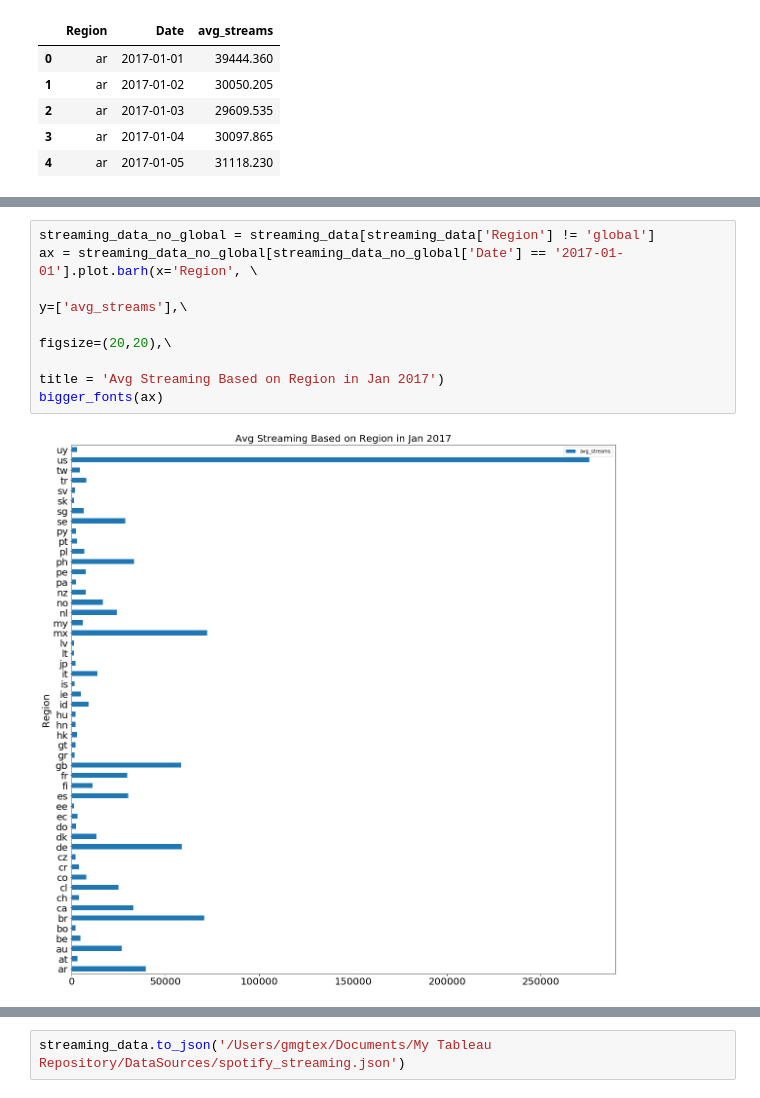
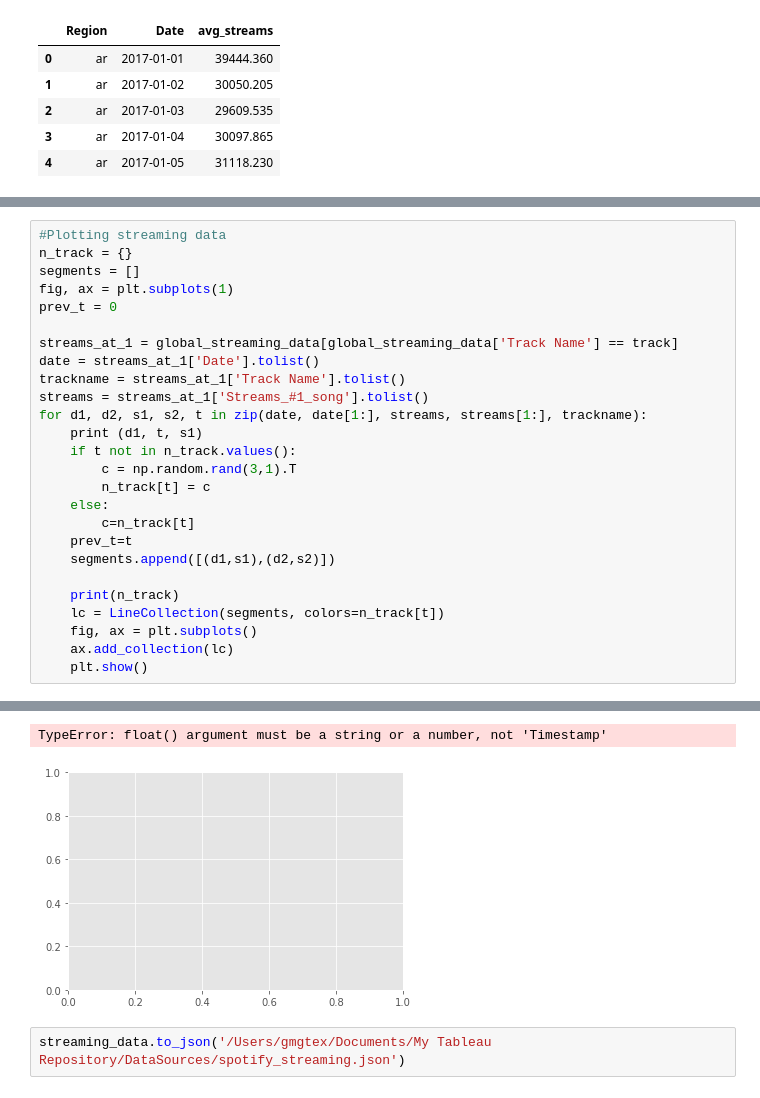
Before and after one commit to maxgrossenbacher/Forecasting_daily_spotify_streams, a Jupyter notebook: src/Spotify_Time_Series.ipynb, the cells around one changed output, grey strips where cells are left out. Drawn from its saved outputs; the diff is of its cells as text.

```diff
--- a/src/Spotify_Time_Series.ipynb
+++ b/src/Spotify_Time_Series.ipynb
@@ -182,9 +253,27 @@ dow
-# %%
-streaming_data_no_global = streaming_data[streaming_data['Region'] != 'global']
-ax = streaming_data_no_global[streaming_data_no_global['Date'] == '2017-01-01'].plot.barh(x='Region', \
-                                                                                          y=['avg_streams'],\
-                                                                                        figsize=(20,20),\
-                                                                                         title = 'Avg Streaming Based on Region in Jan 2017')
-bigger_fonts(ax)
-# %% [output]
-[figure, removed]
+# %%
+#Plotting streaming data
+n_track = {}
+segments = []
+fig, ax = plt.subplots(1)
+prev_t = 0
+
+streams_at_1 = global_streaming_data[global_streaming_data['Track Name'] == track]
+date = streams_at_1['Date'].tolist()
+trackname = streams_at_1['Track Name'].tolist()
+streams = streams_at_1['Streams_#1_song'].tolist()
+for d1, d2, s1, s2, t in zip(date, date[1:], streams, streams[1:], trackname):
+    print (d1, t, s1)
+    if t not in n_track.values():
+        c = np.random.rand(3,1).T
+        n_track[t] = c
+    else:
+        c=n_track[t]
+    prev_t=t
+    segments.append([(d1,s1),(d2,s2)])
+
+    print(n_track)
+    lc = LineCollection(segments, colors=n_track[t])
+    fig, ax = plt.subplots()
+    ax.add_collection(lc)
+    plt.show()
+# %% [output]
@@ -191,2 +282,4 @@ bigger_fonts(ax)
+TypeError: float() argument must be a string or a number, not 'Timestamp'
+[figure, added]
 # %%
 streaming_data.to_json('/Users/gmgtex/Documents/My Tableau Repository/DataSources/spotify_streaming.json')
```
Also changed, not shown: parts of 14 cells of this notebook.
